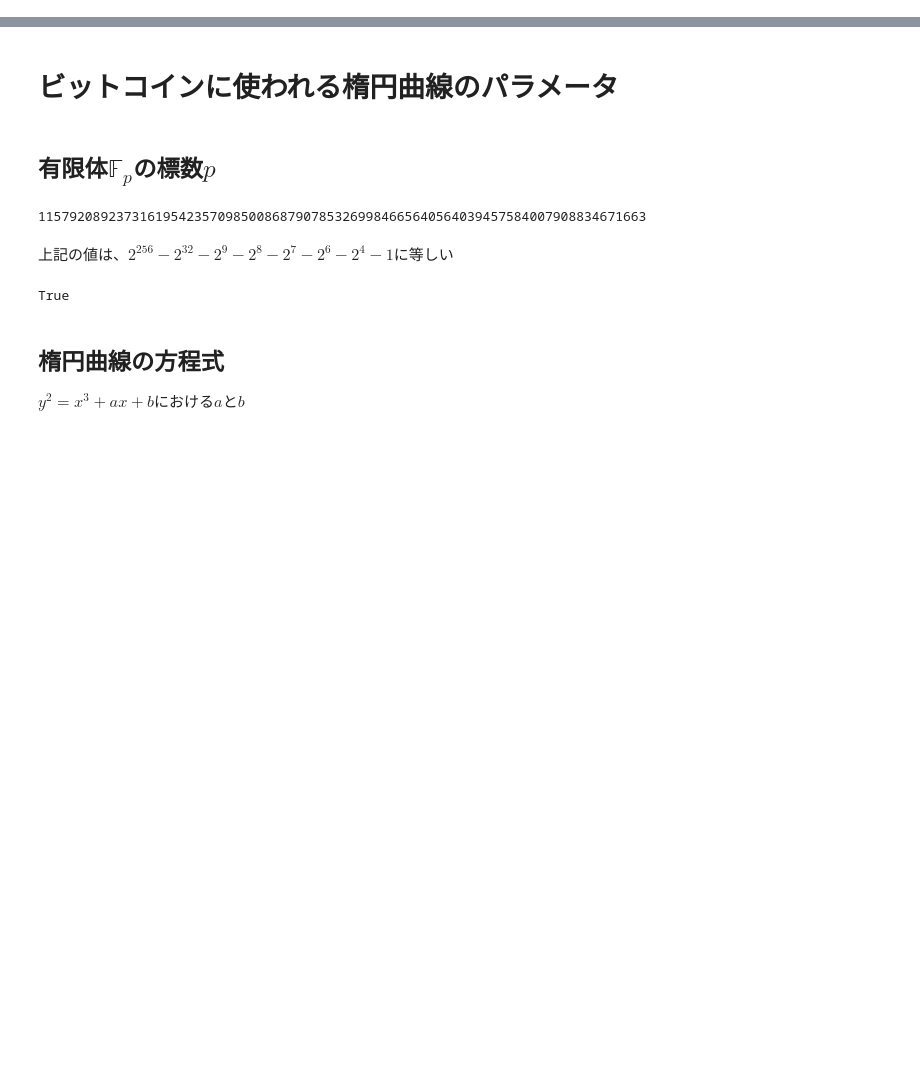
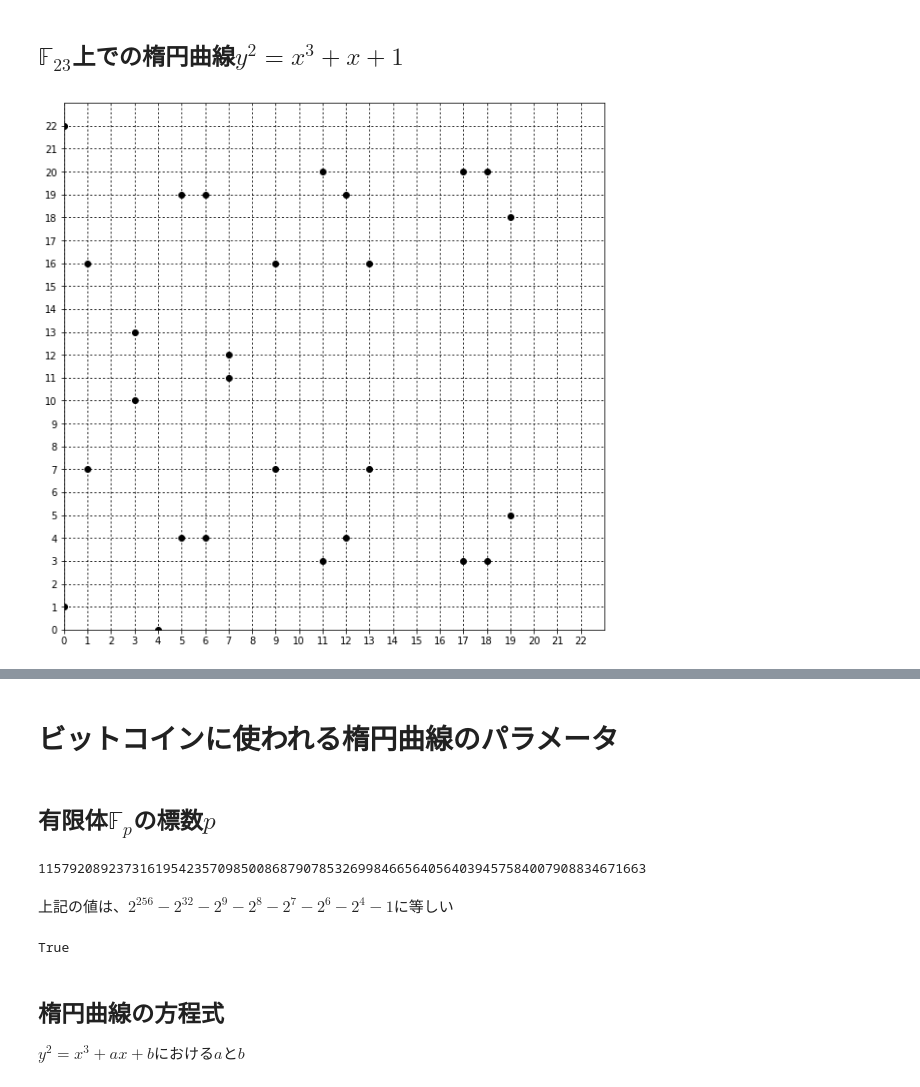
Before and after one commit to dgakane/citp-report2017, a Jupyter notebook: section3.ipynb, the cells around one changed output, grey strips where cells are left out. Cells and saved outputs as stored; diff of their text form; code cells hidden in the pictures; blank space fills up the shorter version.

```diff
--- a/section3.ipynb
+++ b/section3.ipynb
@@ -0,0 +116,6 @@
+# %% [markdown]
+## $\mathbb{F}_{23}$上での楕円曲線$y^2=x^3+x+1$
+# %%
+plot_ec(1, 1, 23)
+# %% [output]
+[figure, added]
```
Also changed, not shown: parts of 27 cells of this notebook.
